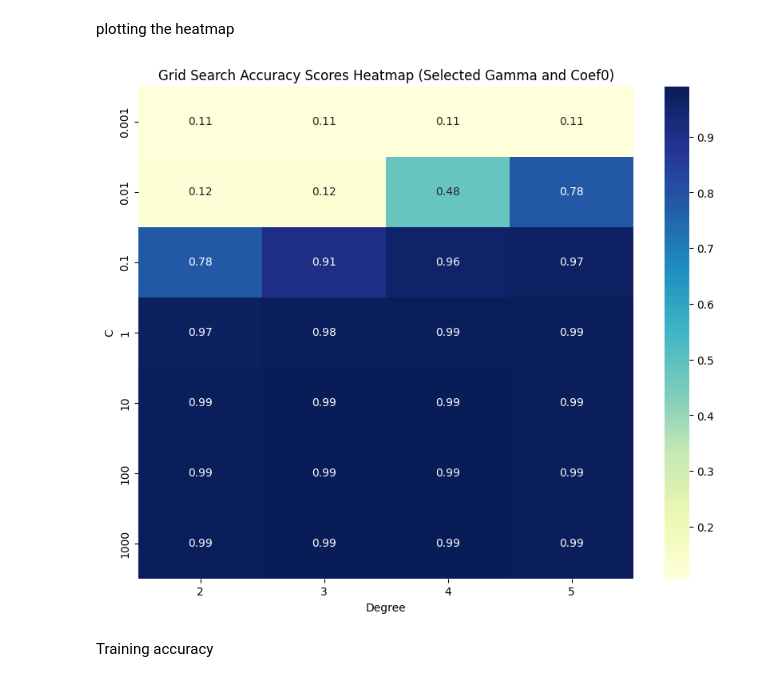
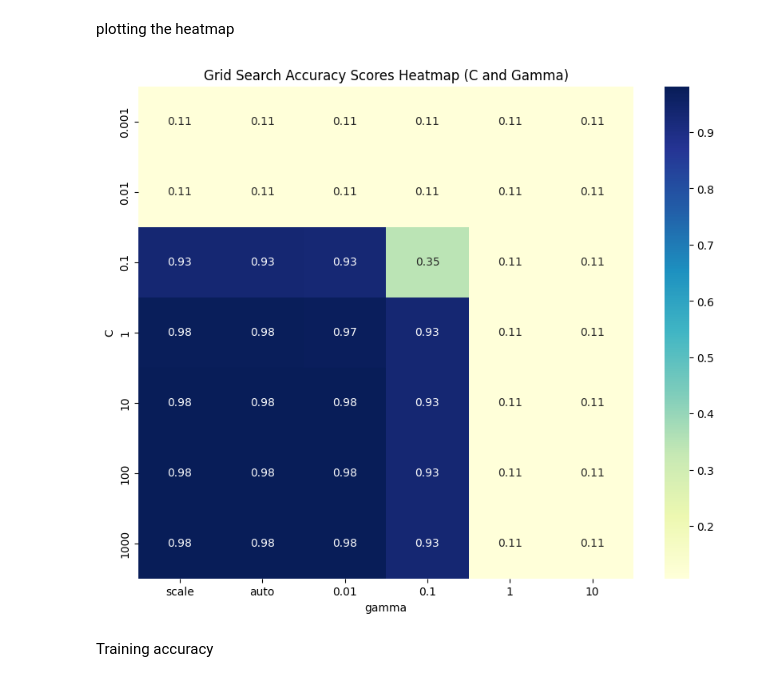
Before and after one commit to tanvir0188/machine-learning-labs, a Jupyter notebook: SVM.ipynb, the cells around one changed output. Cells and saved outputs as stored; diff of their text form; code cells hidden in the pictures.

Commit message:
gamma and c heatmap done

```diff
--- a/SVM.ipynb
+++ b/SVM.ipynb
@@ -105,26 +105,22 @@ Best Parameters: {'C': 100, 'gamma': 0.01}
 heat map and grid search
 # %%
 scores_matrix = grid_search.cv_results_['mean_test_score'].reshape(len(param_grid['C']),
-                                                                    len(param_grid['degree']),
-                                                                    len(param_grid['gamma']),
-                                                                    len(param_grid['coef0']))
+
+                                                                   len(param_grid['gamma'])
+                                                                   )
 # %% [markdown]
 plotting the heatmap
 # %%
 # Here, we are selecting a specific 'gamma' and 'coef0' to visualize as an example
-selected_gamma_index = 0  # Index corresponding to 'scale' in the 'gamma' list
-selected_coef0_index = 0  # Index corresponding to 0.0 in the 'coef0' list
-
-# Plotting the heatmap for the selected slice of hyperparameters
 plt.figure(figsize=(10, 8))
-sns.heatmap(scores_matrix[:, :, selected_gamma_index, selected_coef0_index], annot=True, cmap='YlGnBu',
-            xticklabels=param_grid['degree'], yticklabels=param_grid['C'])
-plt.title('Grid Search Accuracy Scores Heatmap (Selected Gamma and Coef0)')
-plt.xlabel('Degree')
+sns.heatmap(scores_matrix, annot=True, cmap='YlGnBu',
+            xticklabels=param_grid['gamma'], yticklabels=param_grid['C'])
+plt.title('Grid Search Accuracy Scores Heatmap (C and Gamma)')
+plt.xlabel('gamma')
 plt.ylabel('C')
 plt.show()
 # %% [output]
-[figure, old version]
+[figure, new version]
 # %% [markdown]
 Training accuracy
 # %%
```
Also changed, not shown: parts of 5 cells of this notebook.
